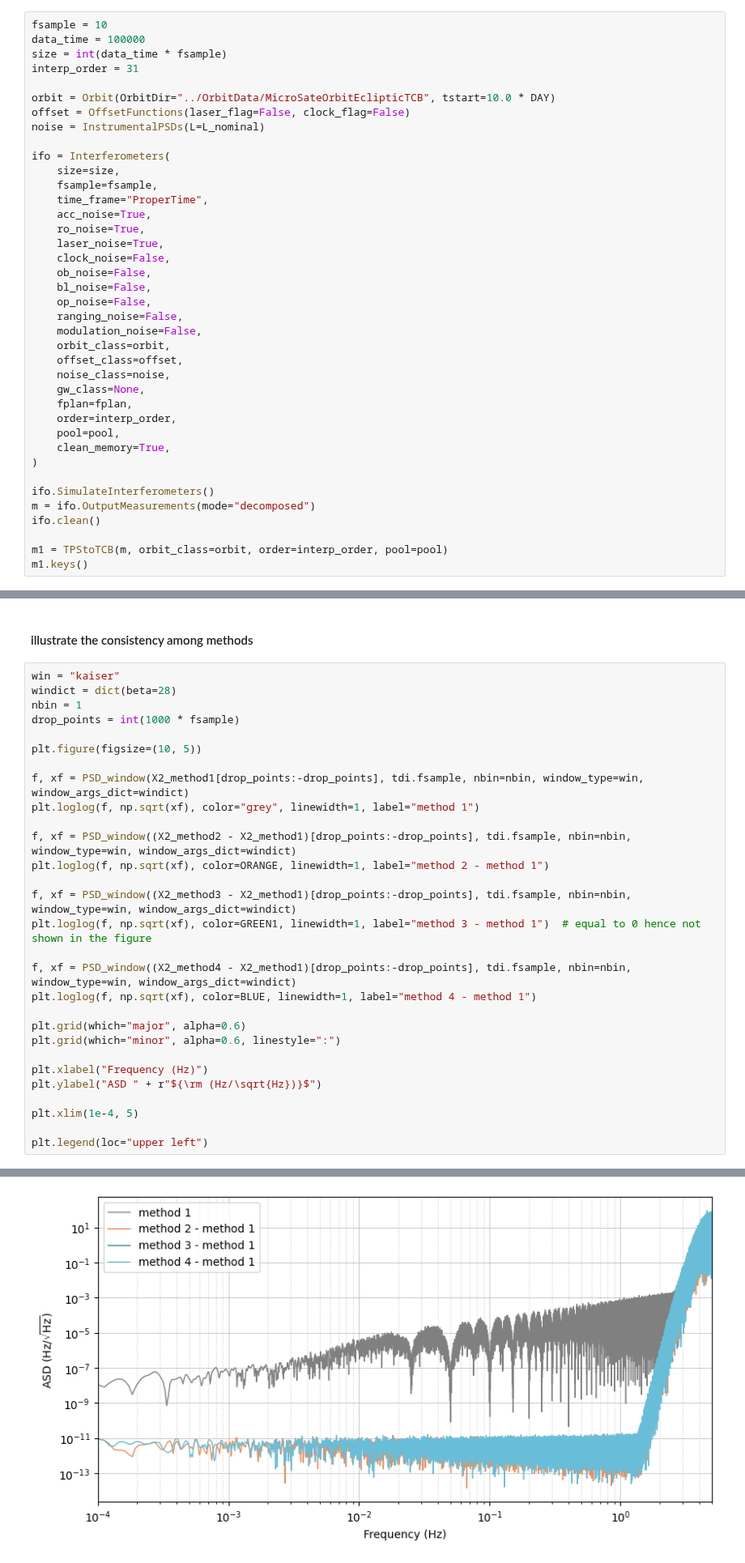
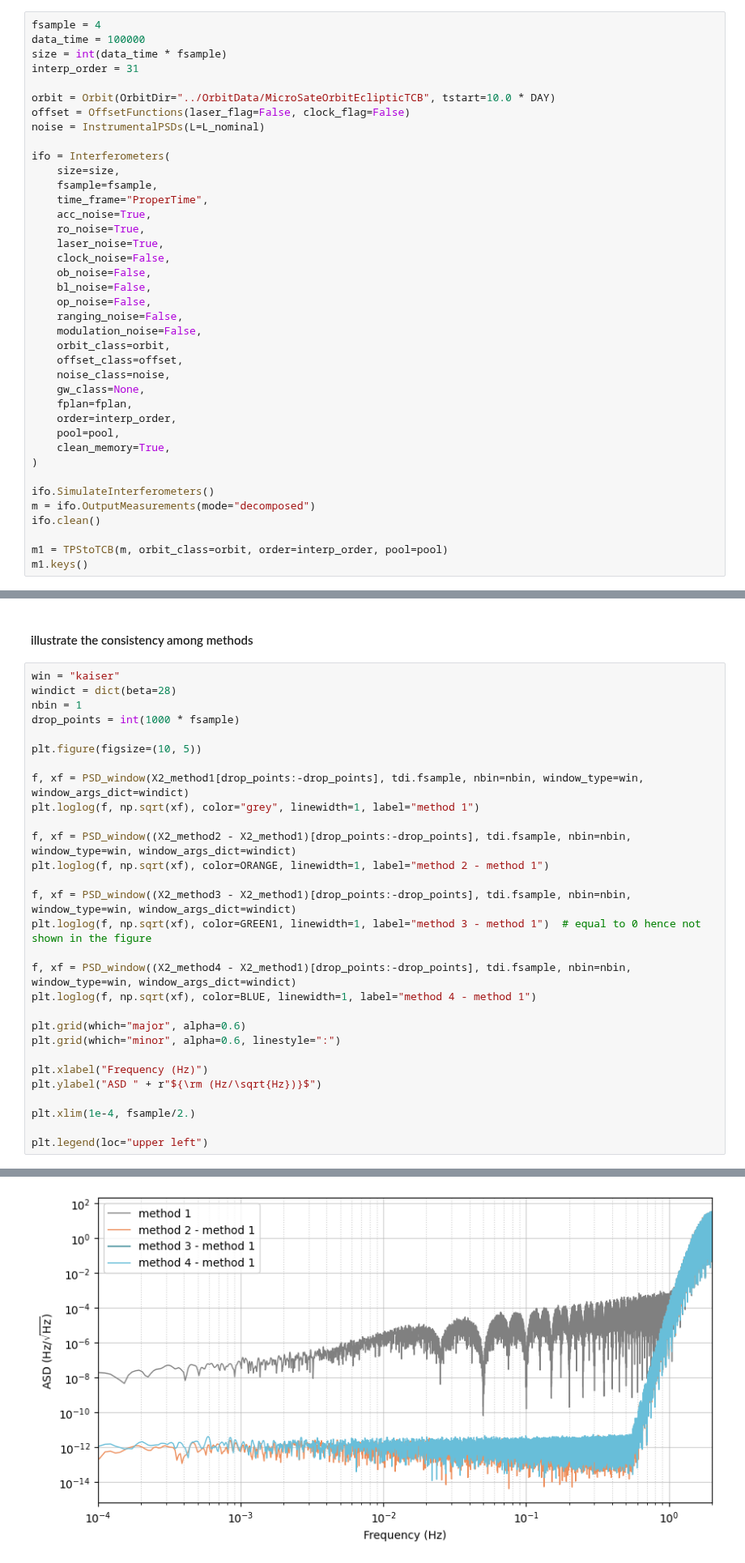
Before and after one commit to TriangleDataCenter/Triangle-Simulator, a Jupyter notebook: Tutorials/2_Demo_More_Advanced_Noise_and_TDI_Simulation.ipynb, the cells around one changed output, grey strips where cells are left out. Shown at 81% size. Saved outputs shown, nothing was run; the diff lists cells and outputs as text.

```diff
--- a/Tutorials/2_Demo_More_Advanced_Noise_and_TDI_Simulation.ipynb
+++ b/Tutorials/2_Demo_More_Advanced_Noise_and_TDI_Simulation.ipynb
@@ -369,7 +369,7 @@ A2_string, E2_string, T2_string
 # %% [markdown]
 #### simulate interferometer data
 # %%
-fsample = 10
+fsample = 4
 data_time = 100000
 size = int(data_time * fsample)
 interp_order = 31
@@ -455,32 +455,32 @@ INFO:Triangle.TDI:TDI channel X2 calculated.
 # %%
 win = "kaiser"
 windict = dict(beta=28)
 nbin = 1
 drop_points = int(1000 * fsample)
 
 plt.figure(figsize=(10, 5))
 
 f, xf = PSD_window(X2_method1[drop_points:-drop_points], tdi.fsample, nbin=nbin, window_type=win, window_args_dict=windict)
 plt.loglog(f, np.sqrt(xf), color="grey", linewidth=1, label="method 1")
 
 f, xf = PSD_window((X2_method2 - X2_method1)[drop_points:-drop_points], tdi.fsample, nbin=nbin, window_type=win, window_args_dict=windict)
 plt.loglog(f, np.sqrt(xf), color=ORANGE, linewidth=1, label="method 2 - method 1")
 
 f, xf = PSD_window((X2_method3 - X2_method1)[drop_points:-drop_points], tdi.fsample, nbin=nbin, window_type=win, window_args_dict=windict)
 plt.loglog(f, np.sqrt(xf), color=GREEN1, linewidth=1, label="method 3 - method 1")  # equal to 0 hence not shown in the figure
 
 f, xf = PSD_window((X2_method4 - X2_method1)[drop_points:-drop_points], tdi.fsample, nbin=nbin, window_type=win, window_args_dict=windict)
 plt.loglog(f, np.sqrt(xf), color=BLUE, linewidth=1, label="method 4 - method 1")
 
 plt.grid(which="major", alpha=0.6)
 plt.grid(which="minor", alpha=0.6, linestyle=":")
 
 plt.xlabel("Frequency (Hz)")
 plt.ylabel("ASD " + r"${\rm (Hz/\sqrt{Hz})}$")
 
-plt.xlim(1e-4, 5)
+plt.xlim(1e-4, fsample/2.)
 
 plt.legend(loc="upper left")
 # %% [output]
 <matplotlib.legend.Legend at 0x...>
-[figure, old version]
+[figure, new version]
```
Also changed, not shown: parts of 5 cells of this notebook, 4 other files.
